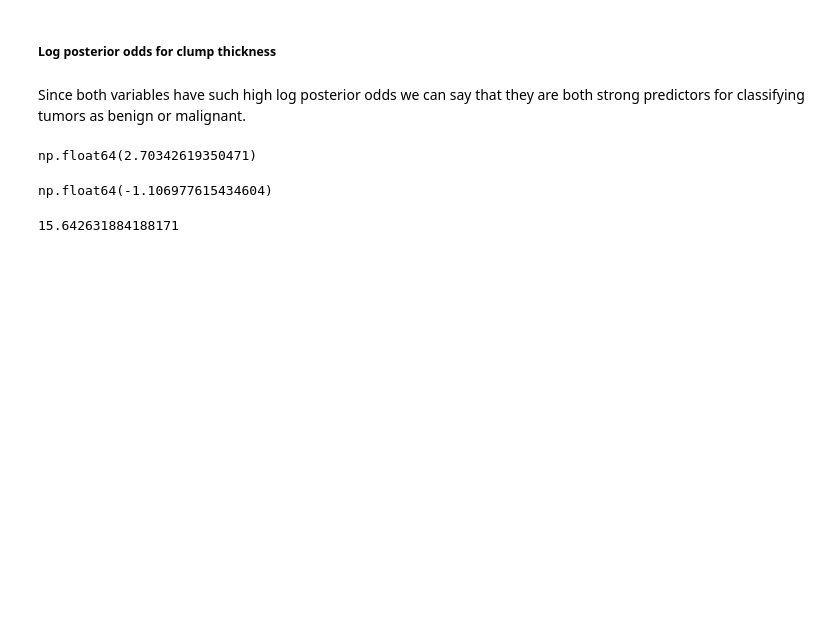
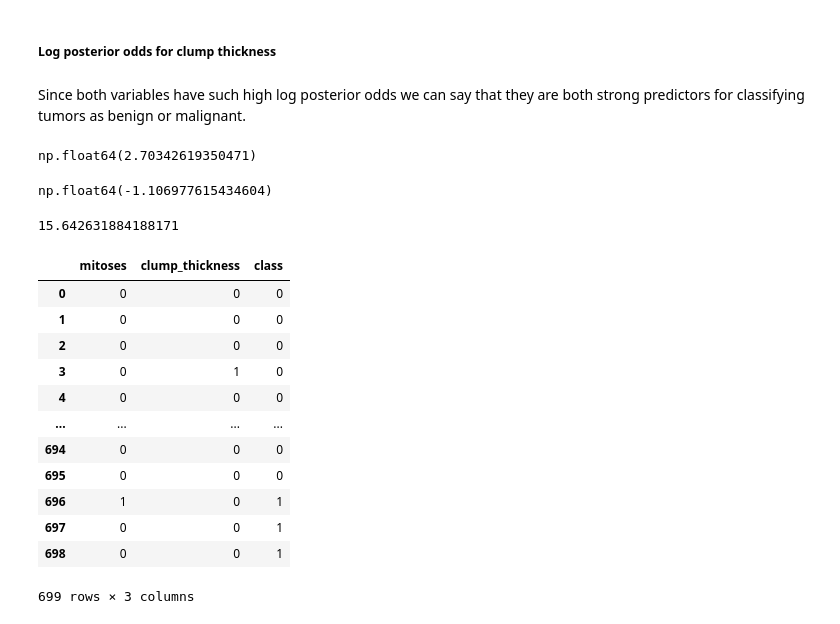
Before and after one commit to ryslipe/naive_bayes_classifier, a Jupyter notebook: notebooks/02_breast_cancer_data.ipynb, the cells around one changed output. Cells and saved outputs as stored; diff of their text form; code cells hidden in the pictures; blank space fills up the shorter version.

```diff
--- a/notebooks/02_breast_cancer_data.ipynb
+++ b/notebooks/02_breast_cancer_data.ipynb
@@ -423,0 +427,19 @@ math.exp(2.75)
+# %%
+df['mitoses'] = df['mitoses'].map({'low': 0, 'high': 1})
+df['clump_thickness'] = df['clump_thickness'].map({'low': 0, 'high': 1})
+# %%
+df
+# %% [output]
+|  | mitoses | clump_thickness | class |
+| 0 | 0 | 0 | 0 |
+| 1 | 0 | 0 | 0 |
+| 2 | 0 | 0 | 0 |
+| 3 | 0 | 1 | 0 |
+| 4 | 0 | 0 | 0 |
+| ... | ... | ... | ... |
+| 694 | 0 | 0 | 0 |
+| 695 | 0 | 0 | 0 |
+| 696 | 1 | 0 | 1 |
+| 697 | 0 | 0 | 1 |
+| 698 | 0 | 0 | 1 |
+699 rows × 3 columns
```
Also changed, not shown: parts of 11 cells of this notebook.
